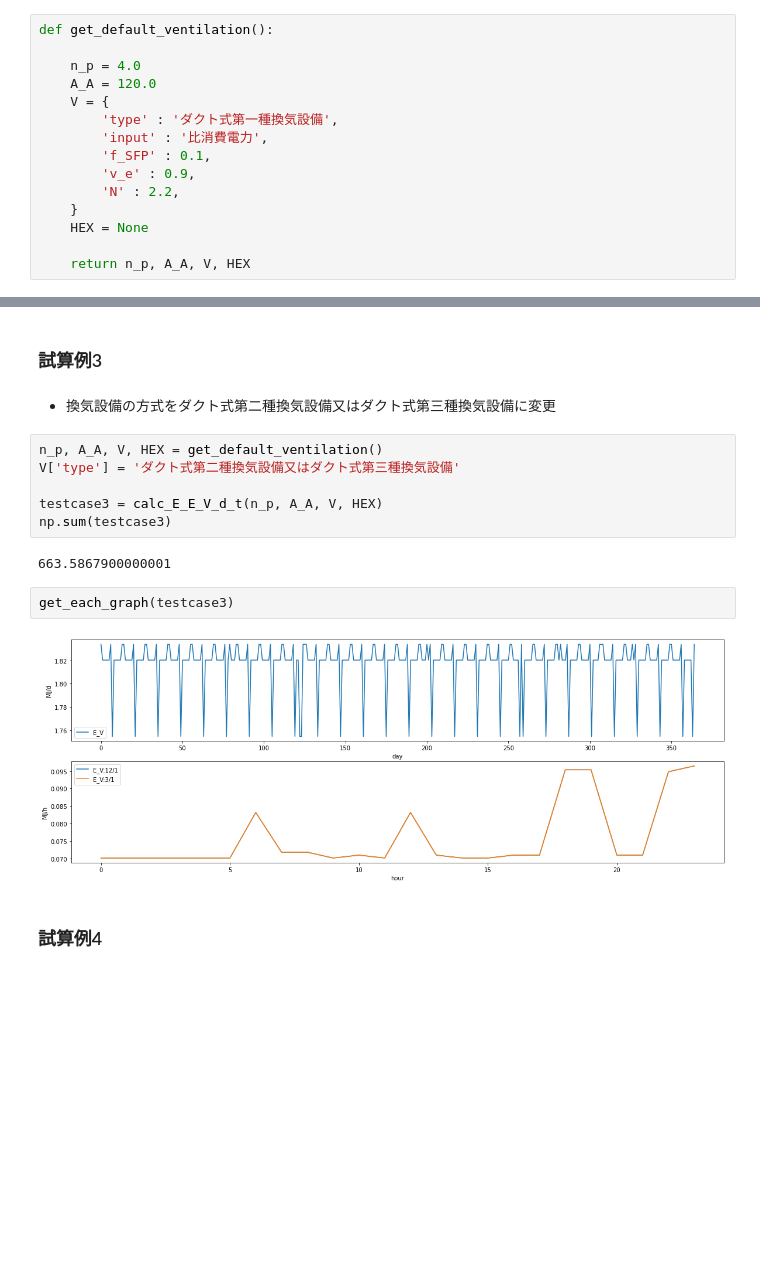
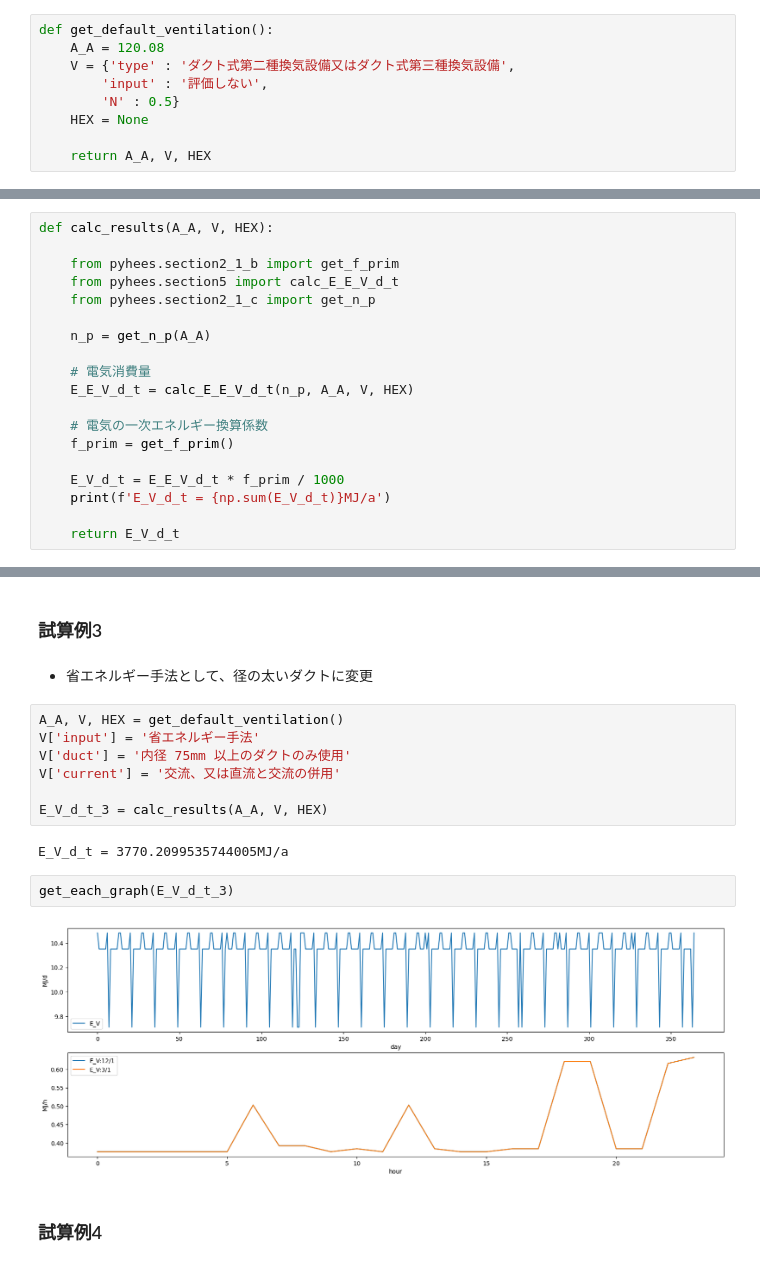
Before and after one commit to BRI-EES-House/pyhees_example, a Jupyter notebook: s05_ventilation.ipynb, the cells around one changed output, grey strips where cells are left out. Saved outputs shown, nothing was run; the diff lists cells and outputs as text; blank space fills up the shorter version.

```diff
--- a/s05_ventilation.ipynb
+++ b/s05_ventilation.ipynb
@@ -10,15 +9,9 @@ from pyhees.section5 import calc_E_E_V_d_t
 # %%
 def get_default_ventilation():
-
-    n_p = 4.0
-    A_A = 120.0
-    V = {
-        'type' : 'ダクト式第一種換気設備',
-        'input' : '比消費電力',
-        'f_SFP' : 0.1,
-        'v_e' : 0.9,
-        'N' : 2.2,
-    }
+    A_A = 120.08
+    V = {'type' : 'ダクト式第二種換気設備又はダクト式第三種換気設備',
+        'input' : '評価しない',
+        'N' : 0.5}
     HEX = None
 
-    return n_p, A_A, V, HEX
+    return A_A, V, HEX
@@ -25,3 +20,22 @@ def get_default_ventilation():
+# %%
+def calc_results(A_A, V, HEX):
+
+    from pyhees.section2_1_b import get_f_prim
+    from pyhees.section5 import calc_E_E_V_d_t
+    from pyhees.section2_1_c import get_n_p
+
+    n_p = get_n_p(A_A)
+
+    # 電気消費量
+    E_E_V_d_t = calc_E_E_V_d_t(n_p, A_A, V, HEX)
+
+    # 電気の一次エネルギー換算係数
+    f_prim = get_f_prim()
+
+    E_V_d_t = E_E_V_d_t * f_prim / 1000
+    print(f'E_V_d_t = {np.sum(E_V_d_t)}MJ/a')
+
+    return E_V_d_t
 # %%
 def get_each_graph(_E_V_d_t):
 
@@ -81,18 +91,19 @@ get_each_graph(testcase2)
 # %% [markdown]
 ### 試算例3
-# %% [markdown]
-- 換気設備の方式をダクト式第二種換気設備又はダクト式第三種換気設備に変更
-# %%
-n_p, A_A, V, HEX = get_default_ventilation()
-V['type'] = 'ダクト式第二種換気設備又はダクト式第三種換気設備'
-
-testcase3 = calc_E_E_V_d_t(n_p, A_A, V, HEX)
-np.sum(testcase3)
-# %% [output]
-663.5867900000001
+# %% [markdown]
+- 省エネルギー手法として、径の太いダクトに変更
+# %%
+A_A, V, HEX = get_default_ventilation()
+V['input'] = '省エネルギー手法'
+V['duct'] = '内径 75mm 以上のダクトのみ使用'
+V['current'] = '交流、又は直流と交流の併用'
+
+E_V_d_t_3 = calc_results(A_A, V, HEX)
+# %% [output]
+E_V_d_t = 3770.2099535744005MJ/a
 # %%
-get_each_graph(testcase3)
+get_each_graph(E_V_d_t_3)
 # %% [output]
-[figure, old version]
+[figure, new version]
 # %% [markdown]
 ### 試算例4
```
Also changed, not shown: parts of 28 cells of this notebook.
